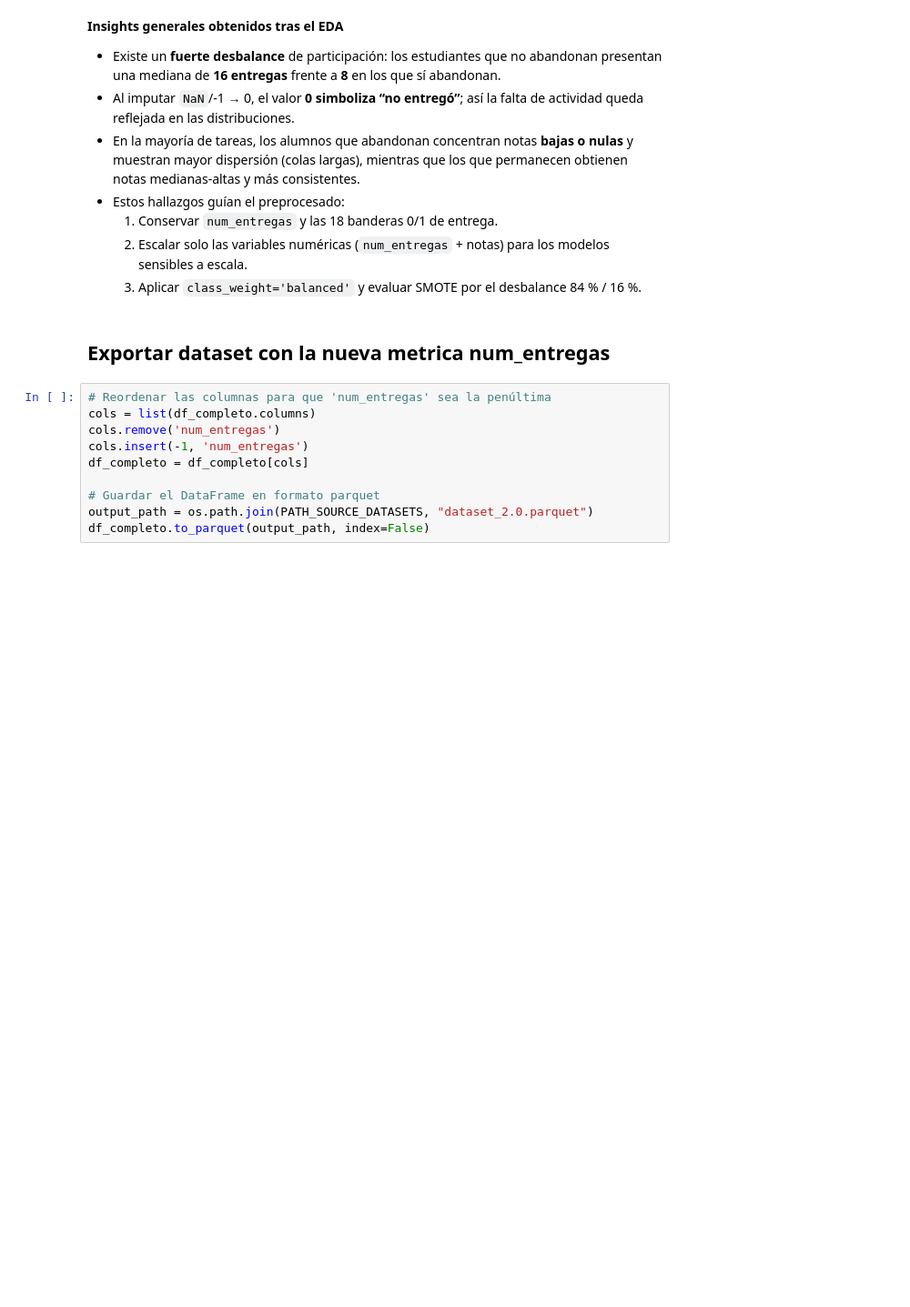
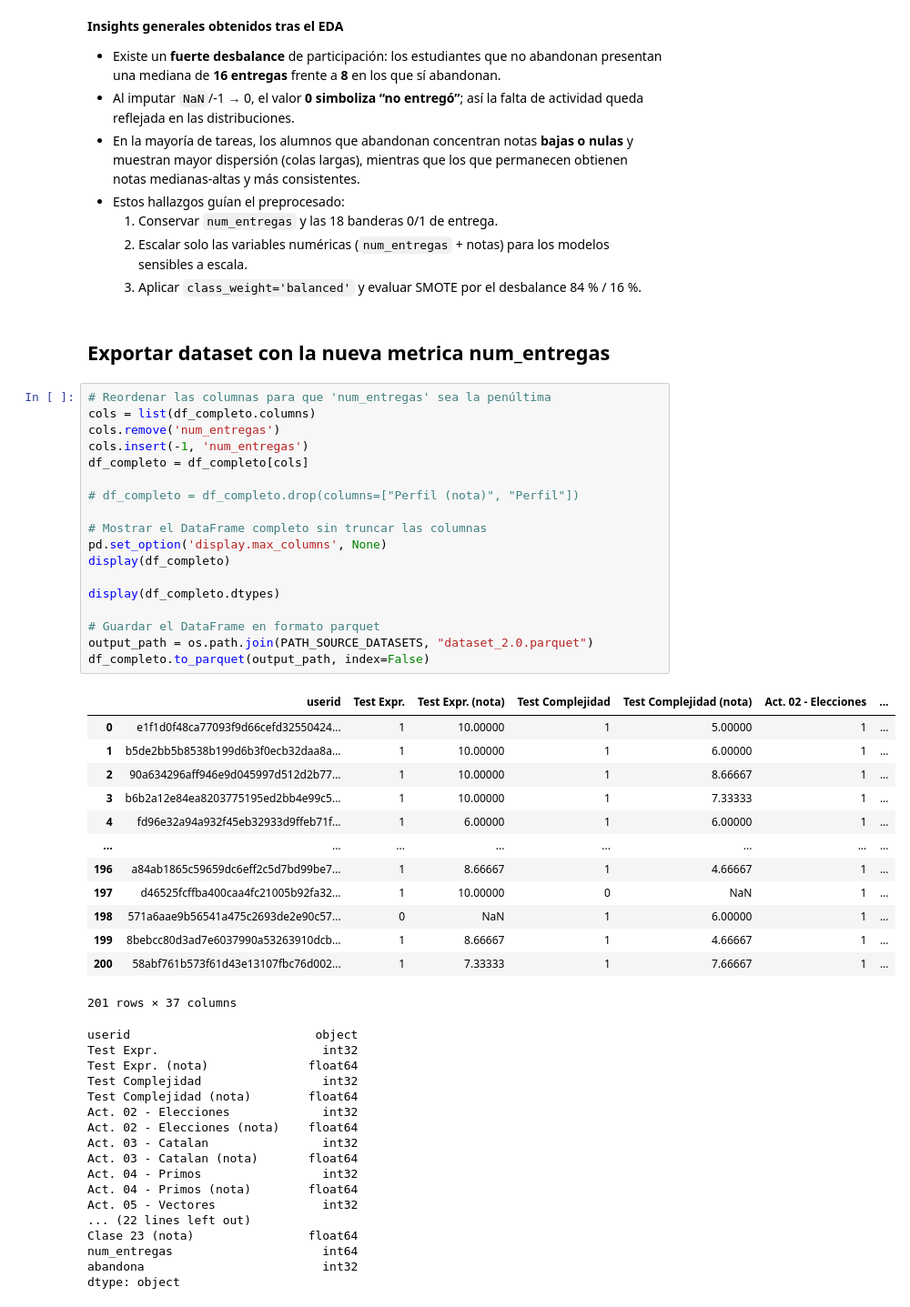
Before and after one commit to Cmanzano03/TFG_cmi_Moodle, a Jupyter notebook: notebooks/EDA/EDA_dataset_1.0.ipynb, the cells around one changed output. Shown: that part at 91% size. Drawn from its saved outputs; the diff is of its cells as text; blank space fills up the shorter version.

```diff
--- a/notebooks/EDA/EDA_dataset_1.0.ipynb
+++ b/notebooks/EDA/EDA_dataset_1.0.ipynb
@@ -302,10 +306,49 @@ plt.show()
 # %%
 # Reordenar las columnas para que 'num_entregas' sea la penúltima
 cols = list(df_completo.columns)
 cols.remove('num_entregas')
 cols.insert(-1, 'num_entregas')
 df_completo = df_completo[cols]
 
+# df_completo = df_completo.drop(columns=["Perfil (nota)", "Perfil"])
+
+# Mostrar el DataFrame completo sin truncar las columnas
+pd.set_option('display.max_columns', None)
+display(df_completo)
+
+display(df_completo.dtypes)
+
 # Guardar el DataFrame en formato parquet
 output_path = os.path.join(PATH_SOURCE_DATASETS, "dataset_2.0.parquet")
 df_completo.to_parquet(output_path, index=False)
+# %% [output]
+|  | userid | Test Expr. | Test Expr. (nota) | Test Complejidad | Test Complejidad (nota) | Act. 02 - Elecciones | ... |
+| 0 | e1f1d0f48ca77093f9d66cefd32550424... | 1 | 10.00000 | 1 | 5.00000 | 1 | ... |
+| 1 | b5de2bb5b8538b199d6b3f0ecb32daa8a... | 1 | 10.00000 | 1 | 6.00000 | 1 | ... |
+| 2 | 90a634296aff946e9d045997d512d2b77... | 1 | 10.00000 | 1 | 8.66667 | 1 | ... |
+| 3 | b6b2a12e84ea8203775195ed2bb4e99c5... | 1 | 10.00000 | 1 | 7.33333 | 1 | ... |
+| 4 | fd96e32a94a932f45eb32933d9ffeb71f... | 1 | 6.00000 | 1 | 6.00000 | 1 | ... |
+| ... | ... | ... | ... | ... | ... | ... | ... |
+| 196 | a84ab1865c59659dc6eff2c5d7bd99be7... | 1 | 8.66667 | 1 | 4.66667 | 1 | ... |
+| 197 | d46525fcffba400caa4fc21005b92fa32... | 1 | 10.00000 | 0 | NaN | 1 | ... |
+| 198 | 571a6aae9b56541a475c2693de2e90c57... | 0 | NaN | 1 | 6.00000 | 1 | ... |
+| 199 | 8bebcc80d3ad7e6037990a53263910dcb... | 1 | 8.66667 | 1 | 4.66667 | 1 | ... |
+| 200 | 58abf761b573f61d43e13107fbc76d002... | 1 | 7.33333 | 1 | 7.66667 | 1 | ... |
+201 rows × 37 columns
+userid                          object
+Test Expr.                       int32
+Test Expr. (nota)              float64
+Test Complejidad                 int32
+Test Complejidad (nota)        float64
+Act. 02 - Elecciones             int32
+Act. 02 - Elecciones (nota)    float64
+Act. 03 - Catalan                int32
+Act. 03 - Catalan (nota)       float64
+Act. 04 - Primos                 int32
+Act. 04 - Primos (nota)        float64
+Act. 05 - Vectores               int32
+... (22 lines left out)
+Clase 23 (nota)                float64
+num_entregas                     int64
+abandona                         int32
+dtype: object
```
Also changed, not shown: parts of 3 cells of this notebook, 1 other file.
